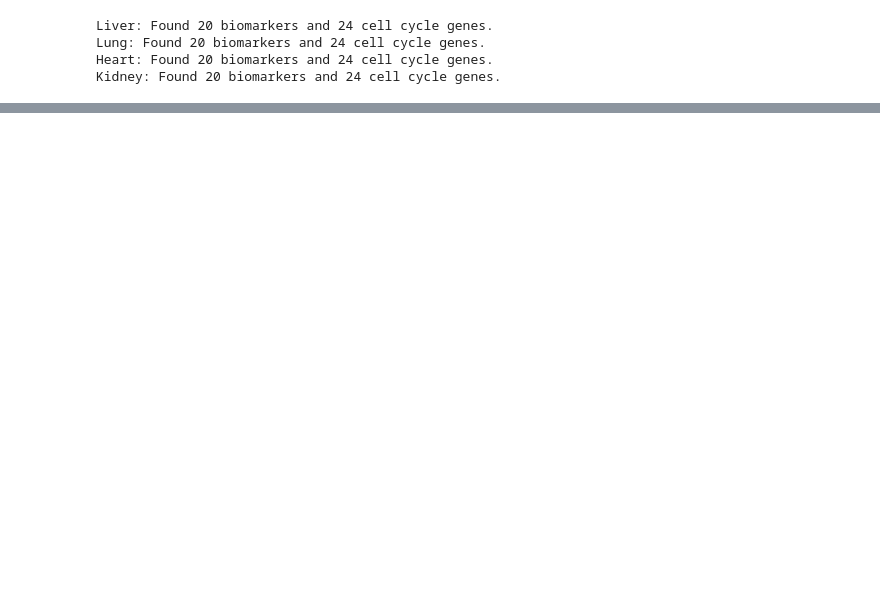
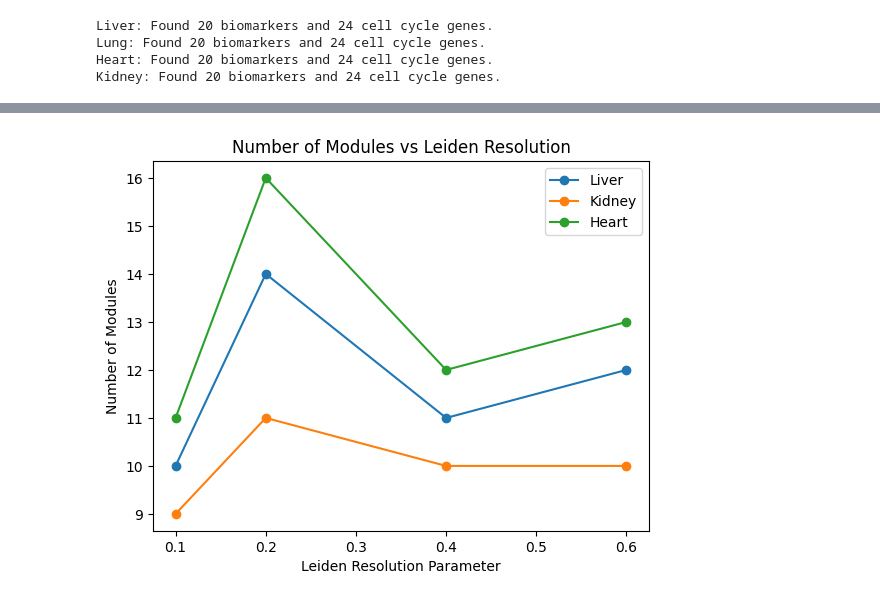
Before and after one commit to Poorvi-HC/Cross-Organ-Transplantation, a Jupyter notebook: analysis.ipynb, the cells around one changed output, grey strips where cells are left out. Cells and saved outputs as stored; diff of their text form; code cells hidden in the pictures; blank space fills up the shorter version.

```diff
--- a/analysis.ipynb
+++ b/analysis.ipynb
@@ -85,0 +137,26 @@ combined_cell_cycle.to_excel("./data/cell_cycle_final_report.xlsx", index=False)
+# %%
+lieden_clustering_resolutions = [0.1, 0.2, 0.4, 0.6]
+
+no_liver_modules = [10, 14, 11, 12]
+no_kidney_modules = [9, 11, 10, 10]
+no_heart_modules = [11, 16, 12, 13]
+
+# ensure figures directory exists
+os.makedirs("./figures", exist_ok=True)
+
+plt.figure()
+
+plt.plot(lieden_clustering_resolutions, no_liver_modules, marker='o', label="Liver")
+plt.plot(lieden_clustering_resolutions, no_kidney_modules, marker='o', label="Kidney")
+plt.plot(lieden_clustering_resolutions, no_heart_modules, marker='o', label="Heart")
+
+plt.xlabel("Leiden Resolution Parameter")
+plt.ylabel("Number of Modules")
+plt.title("Number of Modules vs Leiden Resolution")
+plt.legend()
+
+plt.savefig("./figures/leiden_resolution_vs_modules.png", dpi=600, bbox_inches="tight")
+
+plt.show()
+# %% [output]
+[figure, added]
```
Also changed, not shown: parts of 2 cells of this notebook, 3 other files.
